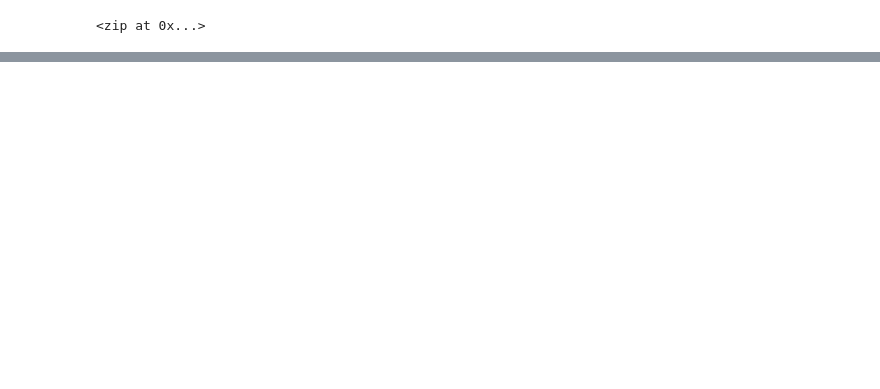
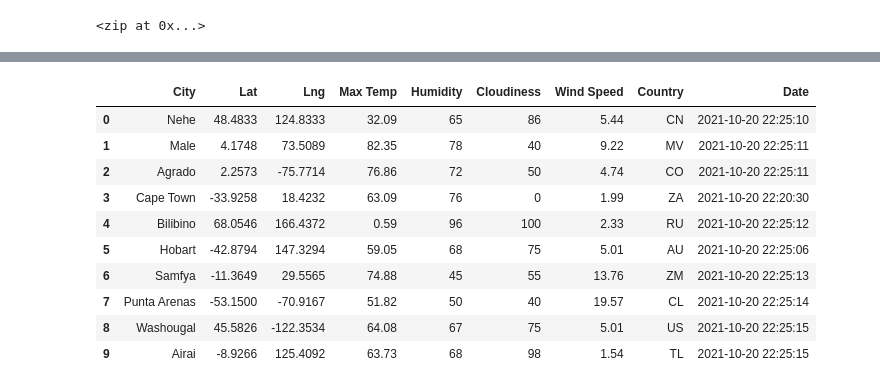
Before and after one commit to RuthFalomir/World_Weather_Analysis, a Jupyter notebook: WeatherPy.ipynb, the cells around one changed output, grey strips where cells are left out. Cells and saved outputs as stored; diff of their text form; code cells hidden in the pictures; blank space fills up the shorter version.

Commit message:
Adding dataframe with >500 cities

```diff
--- a/WeatherPy.ipynb
+++ b/WeatherPy.ipynb
@@ -33,0 +40,3 @@ len(cities)
+# %%
+# Starting URL for Weather Map API Call.
+url = "http://api.openweathermap.org/data/2.5/weather?units=Imperial&APPID=" + weather_api_key
@@ -33,0 +124,16 @@ len(cities)
+# %%
+# Convert the array of dictionaries to a Pandas DataFrame.
+city_data_df = pd.DataFrame(city_data)
+city_data_df.head(10)
+# %% [output]
+|  | City | Lat | Lng | Max Temp | Humidity | Cloudiness | Wind Speed | Country | Date |
+| 0 | Nehe | 48.4833 | 124.8333 | 32.09 | 65 | 86 | 5.44 | CN | 2021-10-20 22:25:10 |
+| 1 | Male | 4.1748 | 73.5089 | 82.35 | 78 | 40 | 9.22 | MV | 2021-10-20 22:25:11 |
+| 2 | Agrado | 2.2573 | -75.7714 | 76.86 | 72 | 50 | 4.74 | CO | 2021-10-20 22:25:11 |
+| 3 | Cape Town | -33.9258 | 18.4232 | 63.09 | 76 | 0 | 1.99 | ZA | 2021-10-20 22:20:30 |
+| 4 | Bilibino | 68.0546 | 166.4372 | 0.59 | 96 | 100 | 2.33 | RU | 2021-10-20 22:25:12 |
+| 5 | Hobart | -42.8794 | 147.3294 | 59.05 | 68 | 75 | 5.01 | AU | 2021-10-20 22:25:06 |
+| 6 | Samfya | -11.3649 | 29.5565 | 74.88 | 45 | 55 | 13.76 | ZM | 2021-10-20 22:25:13 |
+| 7 | Punta Arenas | -53.1500 | -70.9167 | 51.82 | 50 | 40 | 19.57 | CL | 2021-10-20 22:25:14 |
+| 8 | Washougal | 45.5826 | -122.3534 | 64.08 | 67 | 75 | 5.01 | US | 2021-10-20 22:25:15 |
+| 9 | Airai | -8.9266 | 125.4092 | 63.73 | 68 | 98 | 1.54 | TL | 2021-10-20 22:25:15 |
```
Also changed, not shown: parts of 6 cells of this notebook.
